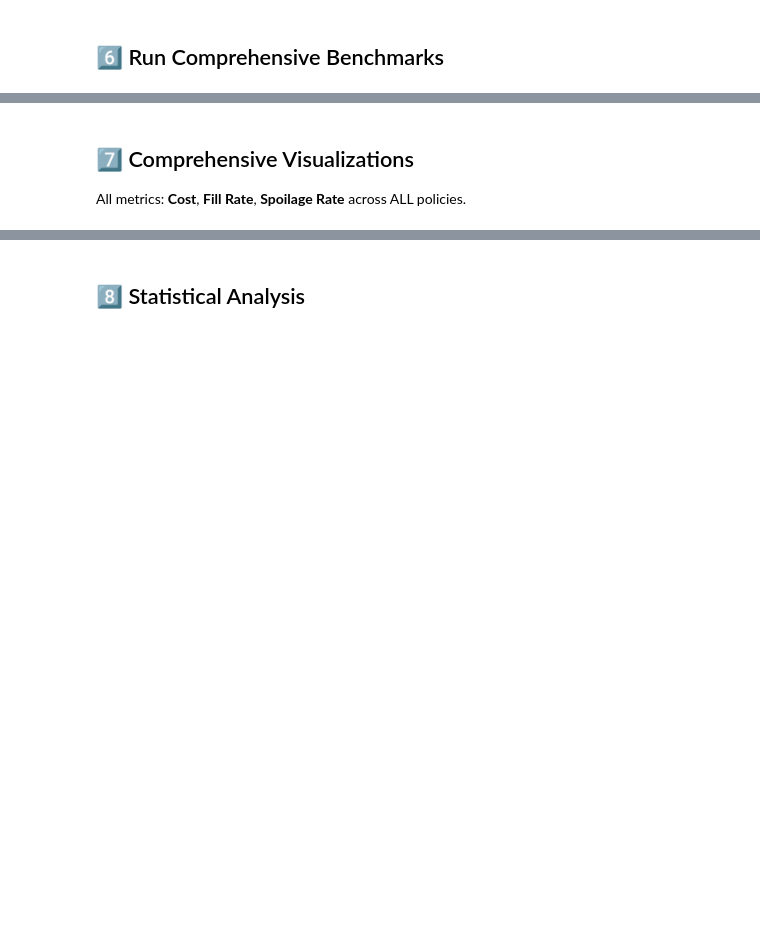
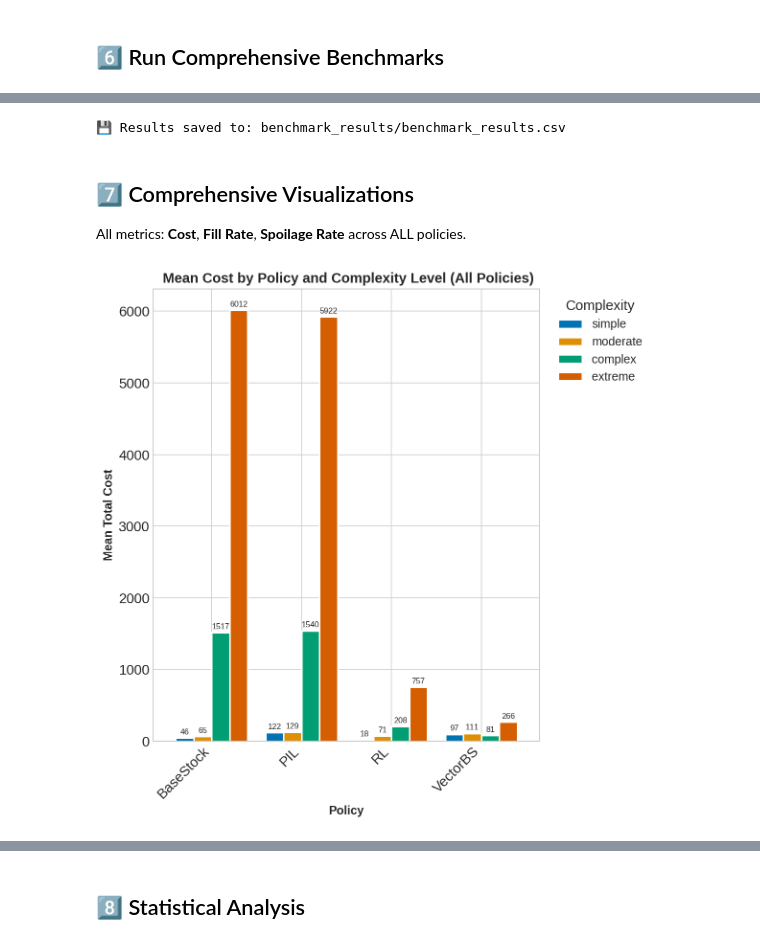
Before and after one commit to MahmoudZah/Multi-Supplier-Perishable-Inventory, a Jupyter notebook: colab_training/policy_benchmark.ipynb, the cells around one changed output, grey strips where cells are left out. Saved outputs shown, nothing was run; the diff lists cells and outputs as text; code cells hidden in the pictures; blank space fills up the shorter version.

Commit message:
added extra benchmarks

```diff
--- a/colab_training/policy_benchmark.ipynb
+++ b/colab_training/policy_benchmark.ipynb
@@ -39,29 +111,42 @@ from gymnasium.wrappers import TimeLimit
 
 # Project imports
 import sys
-sys.path.insert(0, '..')
+# sys.path already set by cd into repo
 
 from colab_training.gym_env import PerishableInventoryGymWrapper, RewardConfig
 from colab_training.environment_suite import (
     get_canonical_suite, build_environment_from_config
 )
+from perishable_inventory_mdp import plotting
 from colab_training.benchmark import (
     get_tbs_policy_for_env, get_basestock_policy_for_env,
     get_pil_policy_for_env, get_dip_policy_for_env,
     get_peip_policy_for_env, get_vector_bs_policy_for_env,
     get_all_policies_for_env, AVAILABLE_BASELINES
 )
-from perishable_inventory_mdp.policies import DoNothingPolicy
 
-# Visualization settings
+# Research paper visualization settings
 plt.style.use('seaborn-v0_8-whitegrid')
-sns.set_palette('husl')
-plt.rcParams['figure.figsize'] = (14, 7)
-plt.rcParams['font.size'] = 11
+sns.set_palette('colorblind')
 
-# All policies we will benchmark
-ALL_POLICIES = ['RL', 'TBS', 'BaseStock', 'DoNothing', 'PIL', 'DIP', 'PEIP', 'VectorBS']
+plt.rcParams.update({
+    'figure.figsize': (8, 8),
+    'figure.dpi': 150,
+    'font.size': 14,
+    'axes.labelsize': 16,
+    'axes.titlesize': 18,
+    'xtick.labelsize': 14,
+    'ytick.labelsize': 14,
+    'legend.fontsize': 12,
+    'savefig.dpi': 300,
+    'savefig.bbox': 'tight',
+})
 
-print('✅ All imports successful!')
+# All policies we will benchmark (removed DoNothing)
+ALL_POLICIES = ['RL', 'TBS', 'BaseStock', 'PIL', 'DIP', 'PEIP', 'VectorBS']
+
+print('All imports successful!')
 print(f'Available baselines: {AVAILABLE_BASELINES}')
 print(f'Policies to benchmark: {ALL_POLICIES}')
+
+from perishable_inventory_mdp import plotting
@@ -75,8 +167,8 @@ Configure your RL model paths and evaluation parameters.
 # ============================================================
 
 # RL Model paths
-RL_MODEL_LEVELS_1_3 = 'logs/best_model/best_model.zip'  # For simple, moderate, complex
-RL_MODEL_EXTREME = 'logs/extreme_model/best_model.zip'  # For extreme level
+RL_MODEL_LEVELS_1_3 = 'logs/Model/best_model_complex/best_model.zip'  # For simple, moderate, complex
+RL_MODEL_EXTREME = 'logs/Model/best_model_extreme/best_model.zip'  # For extreme level
 
 # Evaluation parameters
 N_EPISODES = 10          # Episodes per environment (increase for more accuracy)
@@ -322,8 +430,6 @@ def evaluate_all_policies_fair(
     except Exception as e:
         print(f'    ⚠️ BaseStock unavailable: {e}')
 
-    # DoNothing (always available)
-    policies['DoNothing'] = (DoNothingPolicy(), False)
 
     # PIL
     try:
@@ -451,28 +588,32 @@ print(f'💾 Results saved to: {results_path}')
 
 # Save as JSON too
 df.to_json(OUTPUT_DIR / 'benchmark_results.json', orient='records', indent=2)
+# %% [output]
+💾 Results saved to: benchmark_results/benchmark_results.csv
 # %% [markdown]
 ## 7️⃣ Comprehensive Visualizations
 
 All metrics: **Cost**, **Fill Rate**, **Spoilage Rate** across ALL policies.
 # %%
 # 1. Mean Cost by Policy and Complexity
-fig, ax = plt.subplots(figsize=(16, 8))
+fig, ax = plt.subplots(figsize=(8, 8))
 
 pivot = df.pivot_table(values='mean_cost', index='policy', columns='complexity', aggfunc='mean')
 cols = ['simple', 'moderate', 'complex', 'extreme']
 pivot = pivot[[c for c in cols if c in pivot.columns]]
 
 pivot.plot(kind='bar', ax=ax, width=0.8, edgecolor='white', linewidth=1.5)
 ax.set_xlabel('Policy', fontsize=12, fontweight='bold')
 ax.set_ylabel('Mean Total Cost', fontsize=12, fontweight='bold')
-ax.set_title('📊 Mean Cost by Policy and Complexity Level (All Policies)', fontsize=14, fontweight='bold')
+ax.set_title(' Mean Cost by Policy and Complexity Level (All Policies)', fontsize=14, fontweight='bold')
 ax.legend(title='Complexity', bbox_to_anchor=(1.02, 1), loc='upper left')
 ax.set_xticklabels(ax.get_xticklabels(), rotation=45, ha='right')
 
 for container in ax.containers:
     ax.bar_label(container, fmt='%.0f', fontsize=8, padding=2)
 
 plt.tight_layout()
-plt.savefig(OUTPUT_DIR / 'cost_by_complexity.png', dpi=150, bbox_inches='tight')
+plt.savefig(OUTPUT_DIR / 'cost_by_complexity.png', dpi=300, bbox_inches='tight')
 plt.show()
+# %% [output]
+[figure, added]
```
Also changed, not shown: parts of 30 cells of this notebook, 7 other files.
